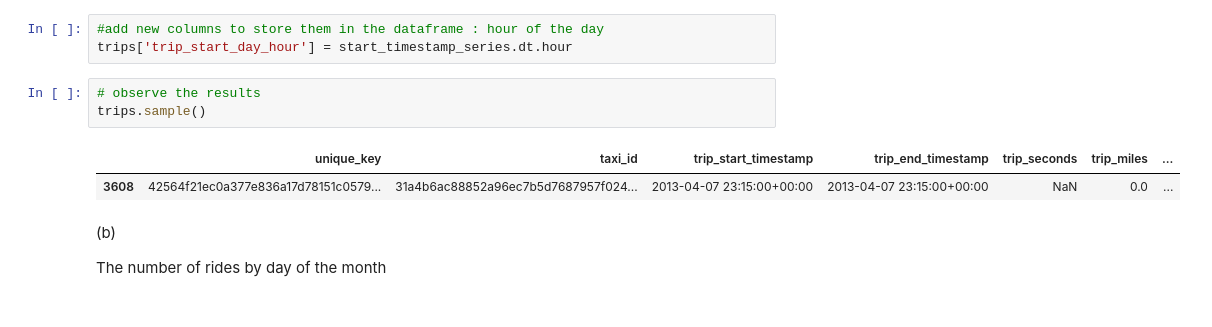
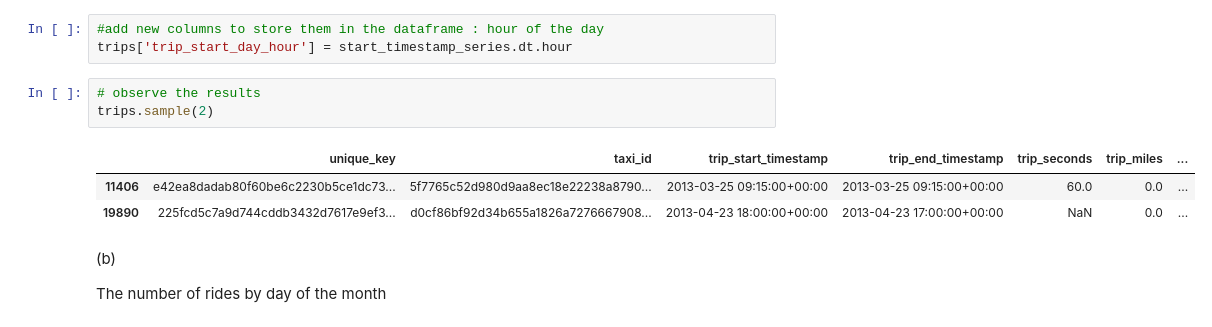
Before and after one commit to annyfan/550, a Jupyter notebook: IFT_6758_HW_1.ipynb, the cells around one changed output. Drawn from its saved outputs; the diff is of its cells as text.

```diff
--- a/IFT_6758_HW_1.ipynb
+++ b/IFT_6758_HW_1.ipynb
@@ -374,10 +374,11 @@ trips['trip_start_week_day'] = start_timestamp_series.dt.day_name()
 trips['trip_start_day_hour'] = start_timestamp_series.dt.hour
 # %%
 # observe the results
-trips.sample()
+trips.sample(2)
 # %% [output]
 |  | unique_key | taxi_id | trip_start_timestamp | trip_end_timestamp | trip_seconds | trip_miles | ... |
-| 3608 | 42564f21ec0a377e836a17d78151c0579... | 31a4b6ac88852a96ec7b5d7687957f024... | 2013-04-07 23:15:00+00:00 | 2013-04-07 23:15:00+00:00 | NaN | 0.0 | ... |
+| 11406 | e42ea8dadab80f60be6c2230b5ce1dc73... | 5f7765c52d980d9aa8ec18e22238a8790... | 2013-03-25 09:15:00+00:00 | 2013-03-25 09:15:00+00:00 | 60.0 | 0.0 | ... |
+| 19890 | 225fcd5c7a9d744cddb3432d7617e9ef3... | d0cf86bf92d34b655a1826a7276667908... | 2013-04-23 18:00:00+00:00 | 2013-04-23 17:00:00+00:00 | NaN | 0.0 | ... |
 # %% [markdown]
 (b)
 
```
